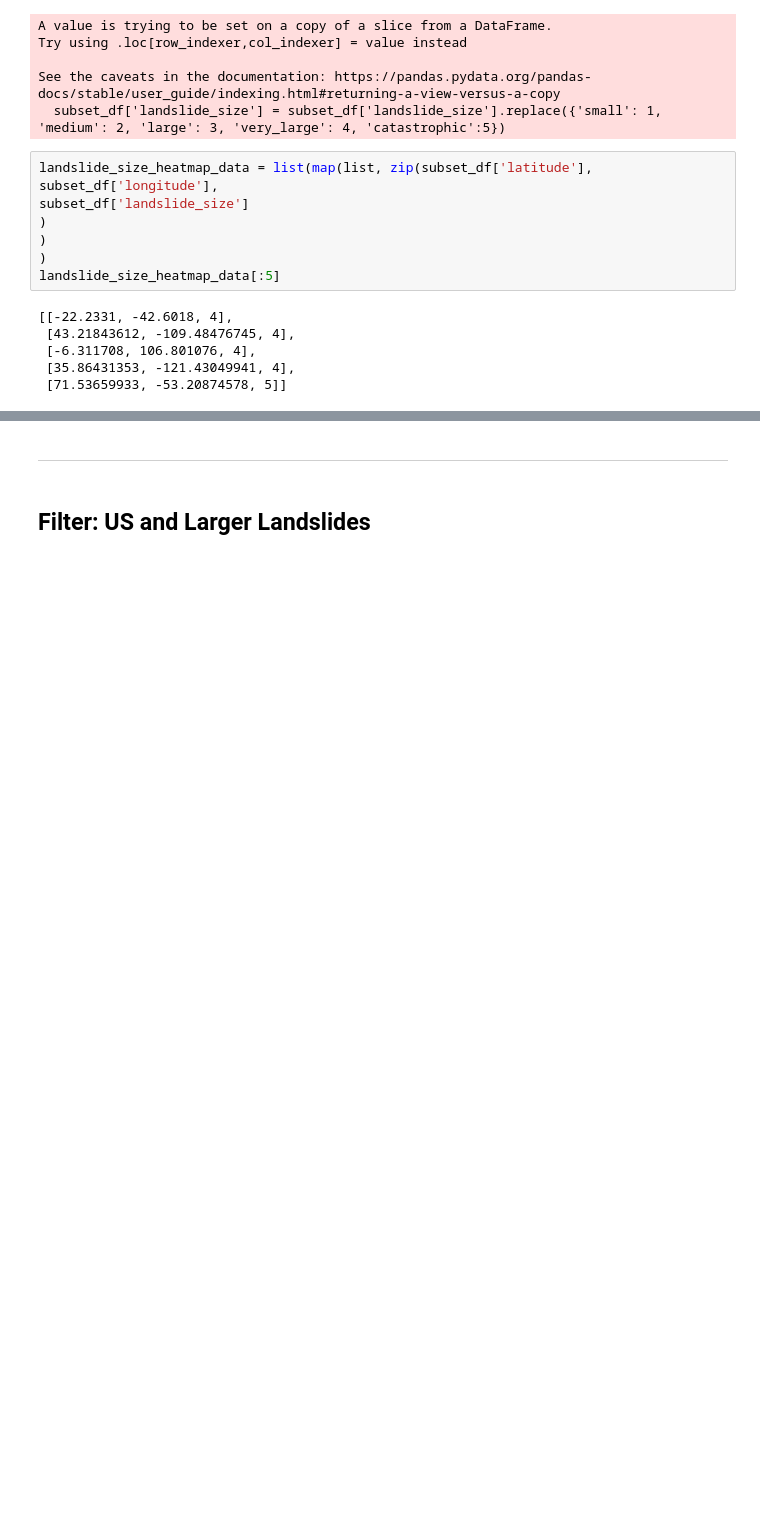
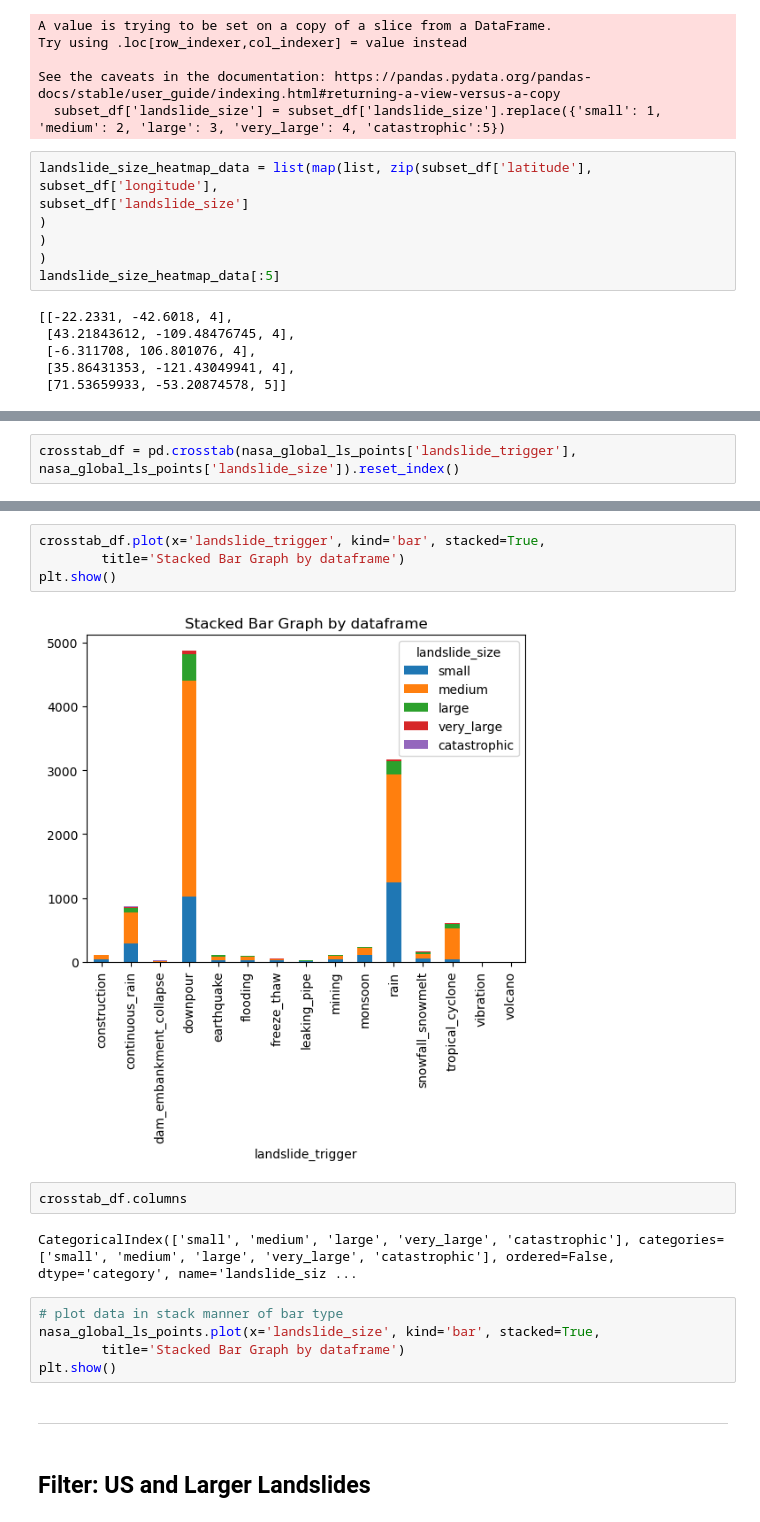
Before and after one commit to eltsvetk/DS6050_Project, a Jupyter notebook: USGS_Landslide.ipynb, the cells around one changed output, grey strips where cells are left out. Cells and saved outputs as stored; diff of their text form; blank space fills up the shorter version.

```diff
--- a/USGS_Landslide.ipynb
+++ b/USGS_Landslide.ipynb
@@ -356,0 +375,2 @@ map_object
+# %%
+crosstab_df = pd.crosstab(nasa_global_ls_points['landslide_trigger'], nasa_global_ls_points['landslide_size']).reset_index()
@@ -357,3 +385,18 @@ map_object
+# %%
+crosstab_df.plot(x='landslide_trigger', kind='bar', stacked=True,
+        title='Stacked Bar Graph by dataframe')
+plt.show()
+# %% [output]
+[figure, added]
+# %%
+crosstab_df.columns
+# %% [output]
+CategoricalIndex(['small', 'medium', 'large', 'very_large', 'catastrophic'], categories=['small', 'medium', 'large', 'very_large', 'catastrophic'], ordered=False, dtype='category', name='landslide_siz ...
+# %%
+# plot data in stack manner of bar type
+nasa_global_ls_points.plot(x='landslide_size', kind='bar', stacked=True,
+        title='Stacked Bar Graph by dataframe')
+plt.show()
 # %% [markdown]
 ----
 # %% [markdown]
```
Also changed, not shown: parts of 10 cells of this notebook.
